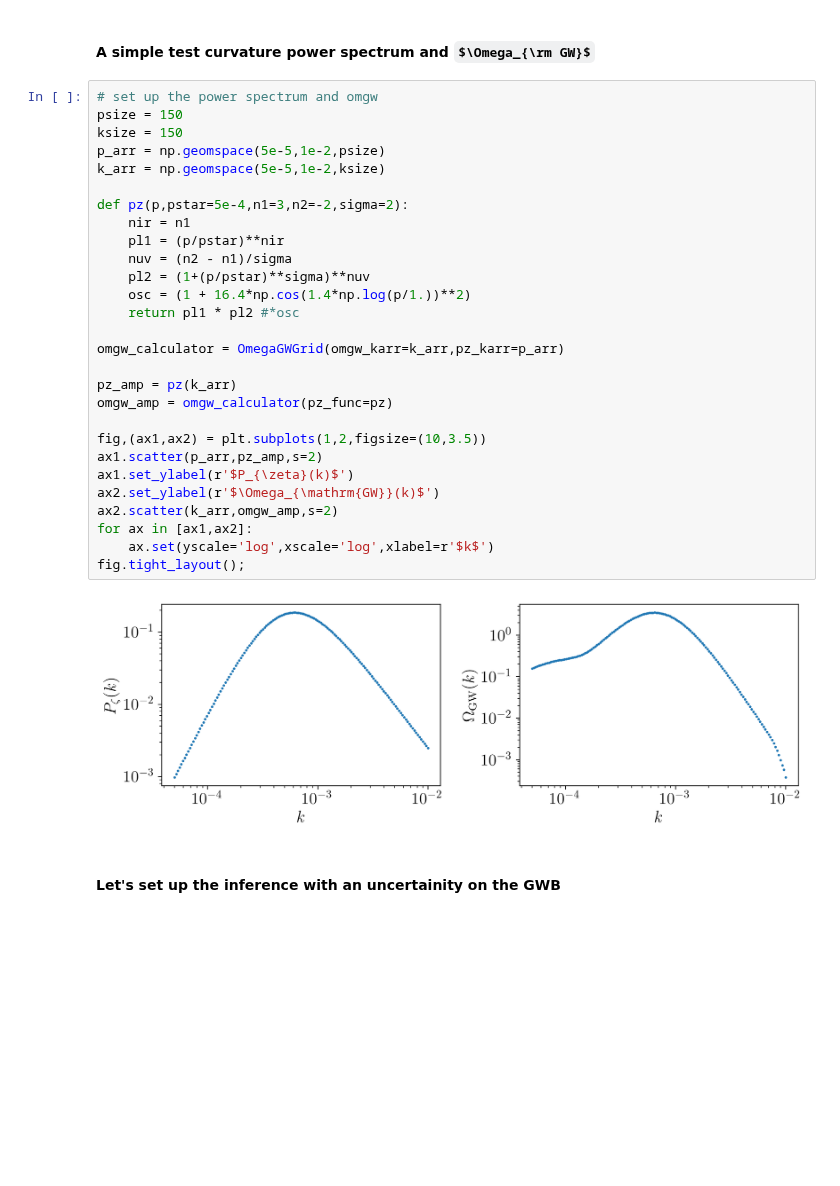
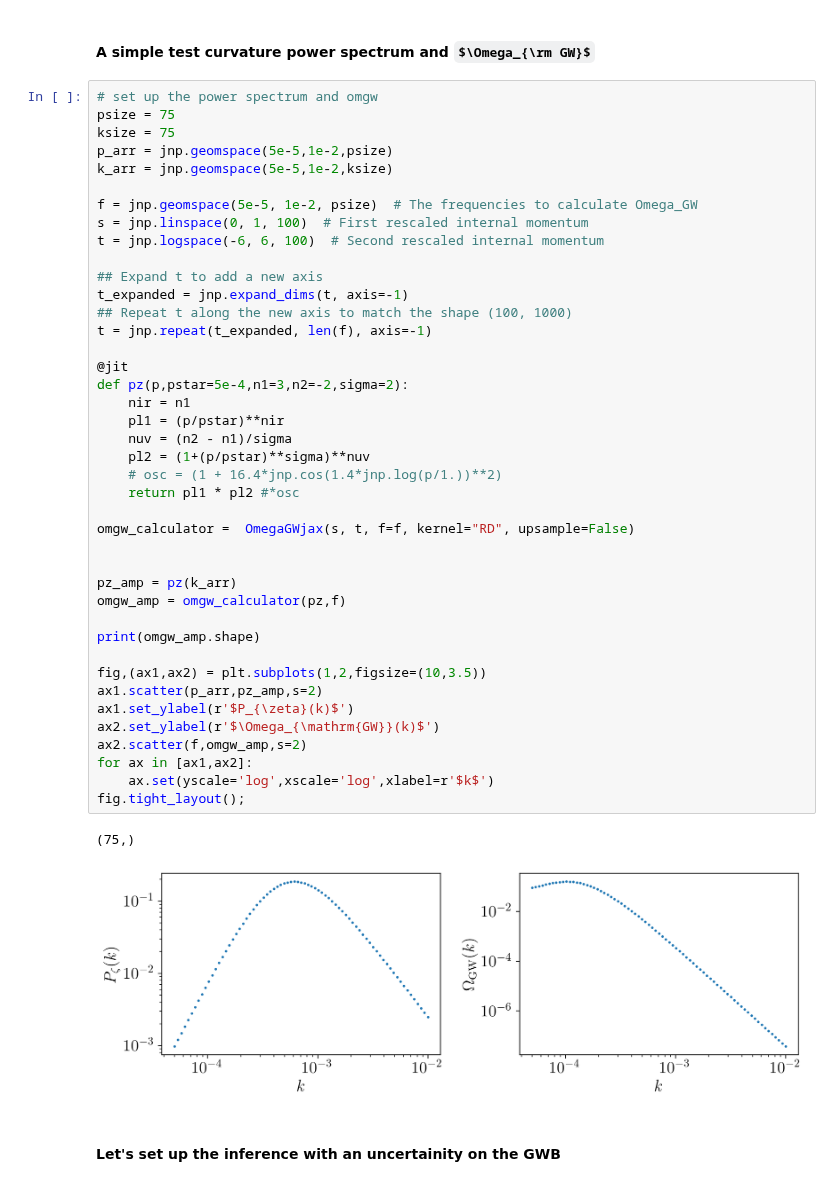
Before and after one commit to Ameek94/SIGW_Inverse, a Jupyter notebook: examples/test_jax_integrator.ipynb, the cells around one changed output. Cells and saved outputs as stored; diff of their text form; some formulas as TeX source; blank space fills up the shorter version.

```diff
--- a/examples/test_jax_integrator.ipynb
+++ b/examples/test_jax_integrator.ipynb
@@ -30,34 +31,48 @@ matplotlib.rc('legend', fontsize=16)
 #### A simple test curvature power spectrum and $\Omega_{\rm GW}$
 # %%
 # set up the power spectrum and omgw
-psize = 150
-ksize = 150
-p_arr = np.geomspace(5e-5,1e-2,psize)
-k_arr = np.geomspace(5e-5,1e-2,ksize)
+psize = 75
+ksize = 75
+p_arr = jnp.geomspace(5e-5,1e-2,psize)
+k_arr = jnp.geomspace(5e-5,1e-2,ksize)
 
+f = jnp.geomspace(5e-5, 1e-2, psize)  # The frequencies to calculate Omega_GW
+s = jnp.linspace(0, 1, 100)  # First rescaled internal momentum
+t = jnp.logspace(-6, 6, 100)  # Second rescaled internal momentum
+
+## Expand t to add a new axis
+t_expanded = jnp.expand_dims(t, axis=-1)
+## Repeat t along the new axis to match the shape (100, 1000)
+t = jnp.repeat(t_expanded, len(f), axis=-1)
+
+@jit
 def pz(p,pstar=5e-4,n1=3,n2=-2,sigma=2):
     nir = n1
     pl1 = (p/pstar)**nir
     nuv = (n2 - n1)/sigma
     pl2 = (1+(p/pstar)**sigma)**nuv
-    osc = (1 + 16.4*np.cos(1.4*np.log(p/1.))**2)
+    # osc = (1 + 16.4*jnp.cos(1.4*jnp.log(p/1.))**2)
     return pl1 * pl2 #*osc
 
-omgw_calculator = OmegaGWGrid(omgw_karr=k_arr,pz_karr=p_arr)
+omgw_calculator =  OmegaGWjax(s, t, f=f, kernel="RD", upsample=False)
+
 
 pz_amp = pz(k_arr)
-omgw_amp = omgw_calculator(pz_func=pz)
+omgw_amp = omgw_calculator(pz,f)
+
+print(omgw_amp.shape)
 
 fig,(ax1,ax2) = plt.subplots(1,2,figsize=(10,3.5))
 ax1.scatter(p_arr,pz_amp,s=2)
 ax1.set_ylabel(r'$P_{\zeta}(k)$')
 ax2.set_ylabel(r'$\Omega_{\mathrm{GW}}(k)$')
-ax2.scatter(k_arr,omgw_amp,s=2)
+ax2.scatter(f,omgw_amp,s=2)
 for ax in [ax1,ax2]:
     ax.set(yscale='log',xscale='log',xlabel=r'$k$')
 fig.tight_layout();
 # %% [output]
+(75,)
-[figure, old version]
+[figure, new version]
 # %% [markdown]
 #### Let's set up the inference with an uncertainity on the GWB
 # %%
```
Also changed, not shown: parts of 6 cells of this notebook, 4 other files.
